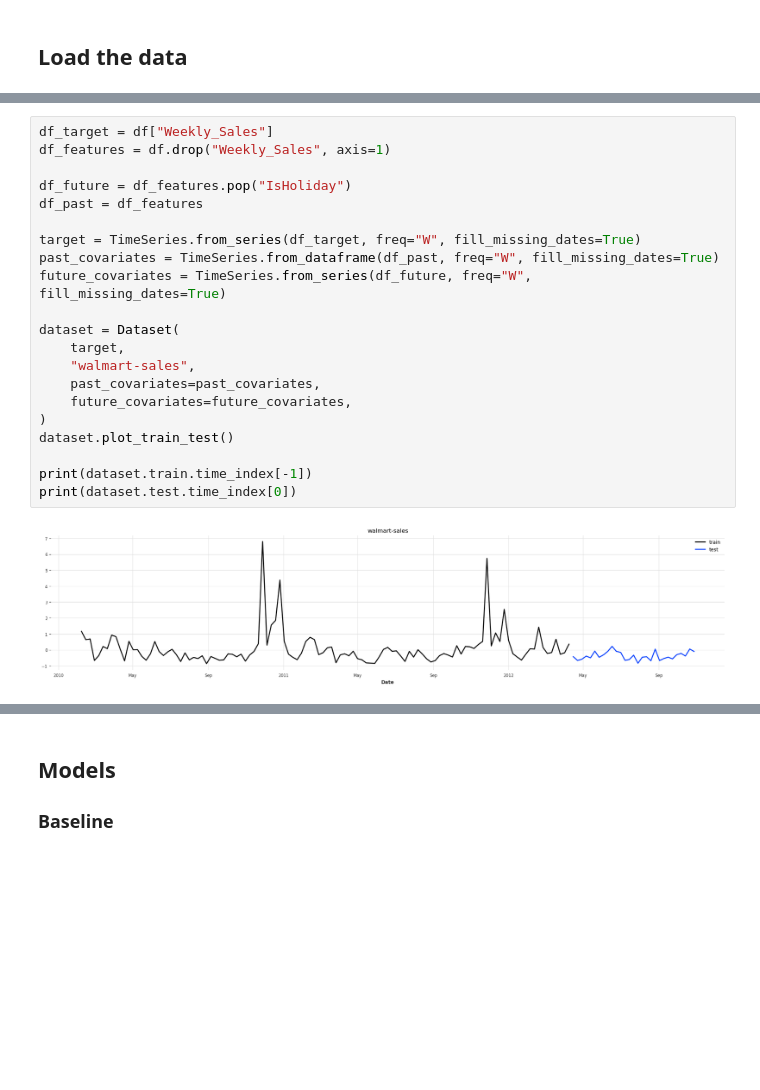
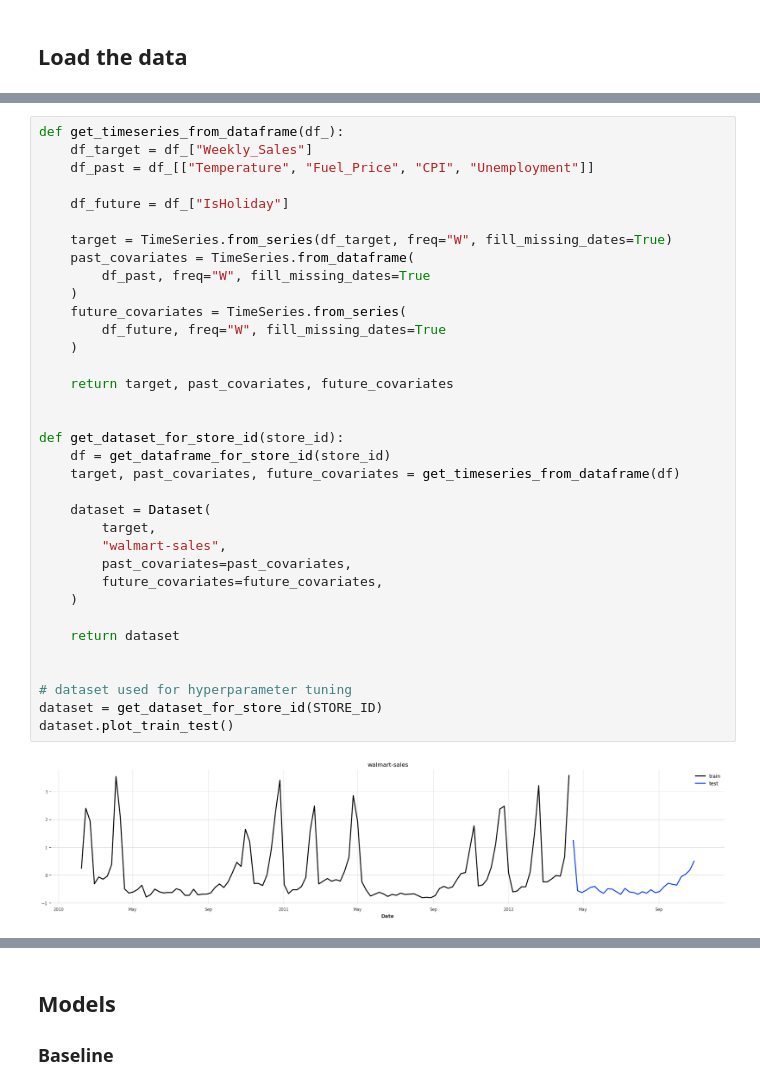
Before and after one commit to kosmydel/stock-timeseries-prediction, a Jupyter notebook: walmart-sales.ipynb, the cells around one changed output, grey strips where cells are left out. Saved outputs shown, nothing was run; the diff lists cells and outputs as text; blank space fills up the shorter version.

```diff
--- a/walmart-sales.ipynb
+++ b/walmart-sales.ipynb
@@ -54,23 +59,37 @@ df.head()
 # %%
-df_target = df["Weekly_Sales"]
-df_features = df.drop("Weekly_Sales", axis=1)
+def get_timeseries_from_dataframe(df_):
+    df_target = df_["Weekly_Sales"]
+    df_past = df_[["Temperature", "Fuel_Price", "CPI", "Unemployment"]]
 
-df_future = df_features.pop("IsHoliday")
-df_past = df_features
+    df_future = df_["IsHoliday"]
 
-target = TimeSeries.from_series(df_target, freq="W", fill_missing_dates=True)
-past_covariates = TimeSeries.from_dataframe(df_past, freq="W", fill_missing_dates=True)
-future_covariates = TimeSeries.from_series(df_future, freq="W", fill_missing_dates=True)
+    target = TimeSeries.from_series(df_target, freq="W", fill_missing_dates=True)
+    past_covariates = TimeSeries.from_dataframe(
+        df_past, freq="W", fill_missing_dates=True
+    )
+    future_covariates = TimeSeries.from_series(
+        df_future, freq="W", fill_missing_dates=True
+    )
 
-dataset = Dataset(
-    target,
-    "walmart-sales",
-    past_covariates=past_covariates,
-    future_covariates=future_covariates,
-)
+    return target, past_covariates, future_covariates
+
+
+def get_dataset_for_store_id(store_id):
+    df = get_dataframe_for_store_id(store_id)
+    target, past_covariates, future_covariates = get_timeseries_from_dataframe(df)
+
+    dataset = Dataset(
+        target,
+        "walmart-sales",
+        past_covariates=past_covariates,
+        future_covariates=future_covariates,
+    )
+
+    return dataset
+
+
+# dataset used for hyperparameter tuning
+dataset = get_dataset_for_store_id(STORE_ID)
 dataset.plot_train_test()
-
-print(dataset.train.time_index[-1])
-print(dataset.test.time_index[0])
 # %% [output]
-[figure, old version]
+[figure, new version]
```
Also changed, not shown: parts of 13 cells of this notebook, 1 other file.
